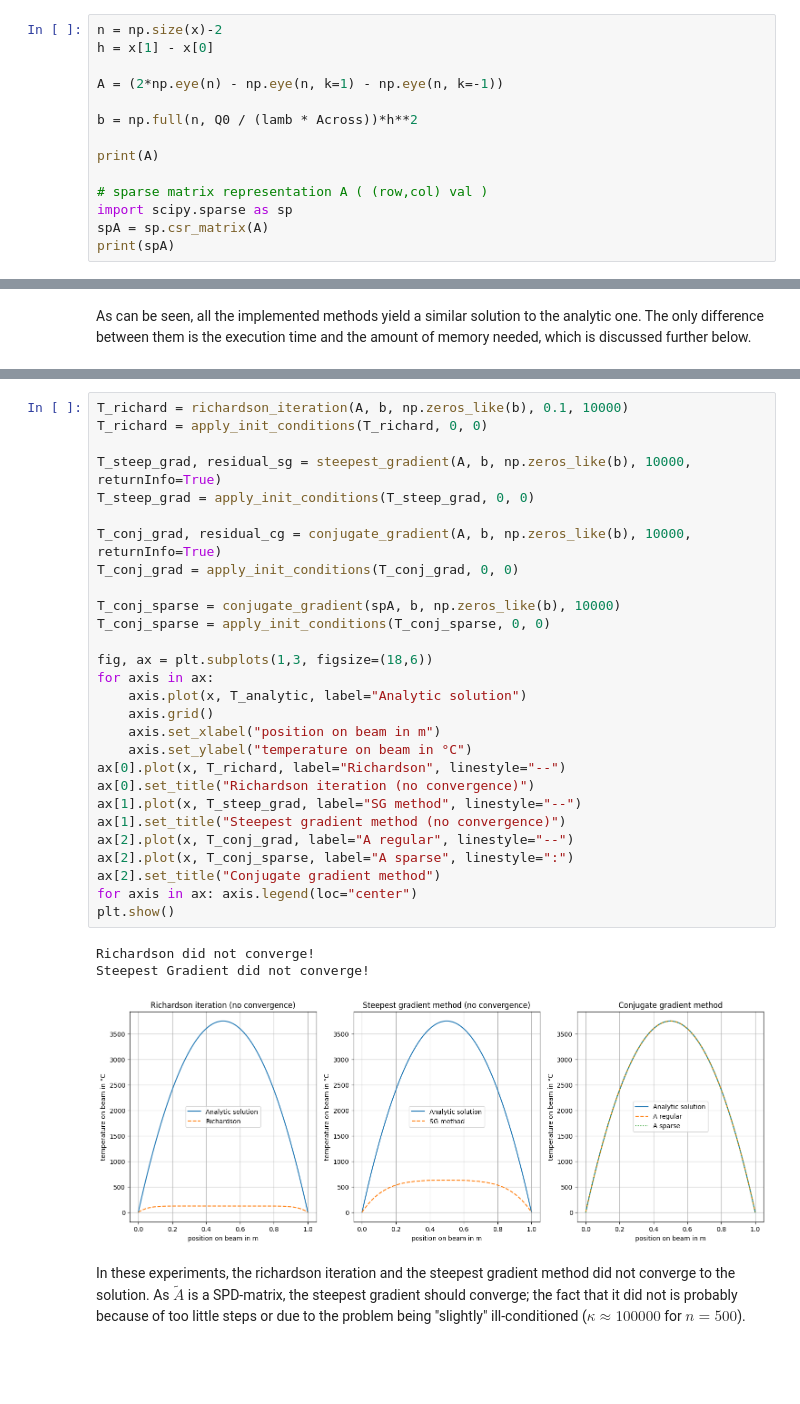
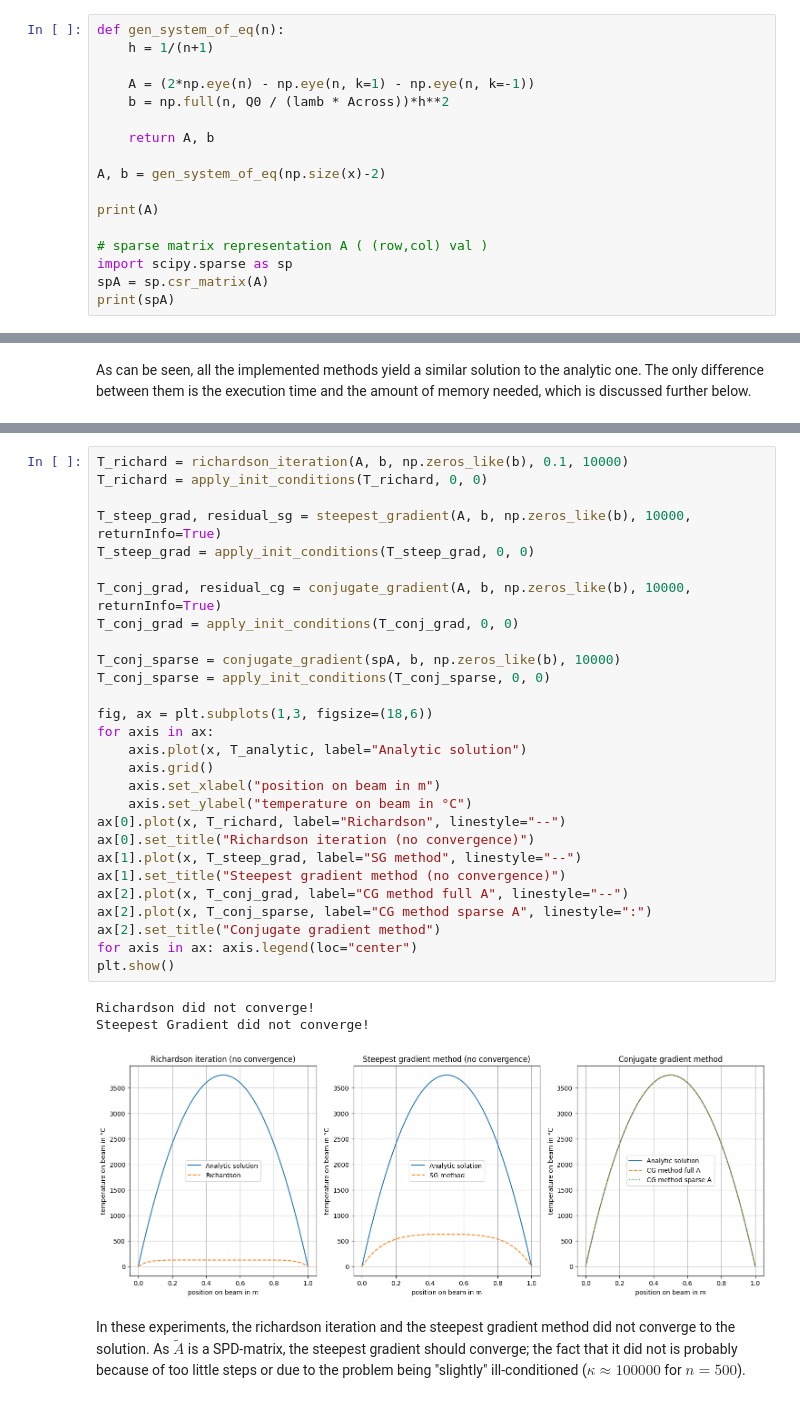
Before and after one commit to ajayhanssen/ThermalBar, a Jupyter notebook: thermalBar.ipynb, the cells around one changed output, grey strips where cells are left out. Cells and saved outputs as stored; diff of their text form; blank space fills up the shorter version.

```diff
--- a/thermalBar.ipynb
+++ b/thermalBar.ipynb
@@ -41,12 +41,15 @@ Text(0, 0.5, 'temperature on beam in °C')
 ### System of equations: finite difference method
 To make matrix A symmetric, the first and last element are left out (boundary conditions) and added after solving the rest.
 # %%
-n = np.size(x)-2
-h = x[1] - x[0]
+def gen_system_of_eq(n):
+    h = 1/(n+1)
 
-A = (2*np.eye(n) - np.eye(n, k=1) - np.eye(n, k=-1))
+    A = (2*np.eye(n) - np.eye(n, k=1) - np.eye(n, k=-1))
+    b = np.full(n, Q0 / (lamb * Across))*h**2
 
-b = np.full(n, Q0 / (lamb * Across))*h**2
+    return A, b
+
+A, b = gen_system_of_eq(np.size(x)-2)
 
 print(A)
 
@@ -383,34 +397,34 @@ Three types of iterative solvers have been implemented, the **Richardson iterati
 # %%
 T_richard = richardson_iteration(A, b, np.zeros_like(b), 0.1, 10000)
 T_richard = apply_init_conditions(T_richard, 0, 0)
 
 T_steep_grad, residual_sg = steepest_gradient(A, b, np.zeros_like(b), 10000, returnInfo=True)
 T_steep_grad = apply_init_conditions(T_steep_grad, 0, 0)
 
 T_conj_grad, residual_cg = conjugate_gradient(A, b, np.zeros_like(b), 10000, returnInfo=True)
 T_conj_grad = apply_init_conditions(T_conj_grad, 0, 0)
 
 T_conj_sparse = conjugate_gradient(spA, b, np.zeros_like(b), 10000)
 T_conj_sparse = apply_init_conditions(T_conj_sparse, 0, 0)
 
 fig, ax = plt.subplots(1,3, figsize=(18,6))
 for axis in ax:
     axis.plot(x, T_analytic, label="Analytic solution")
     axis.grid()
     axis.set_xlabel("position on beam in m")
     axis.set_ylabel("temperature on beam in °C")
 ax[0].plot(x, T_richard, label="Richardson", linestyle="--")
 ax[0].set_title("Richardson iteration (no convergence)")
 ax[1].plot(x, T_steep_grad, label="SG method", linestyle="--")
 ax[1].set_title("Steepest gradient method (no convergence)")
-ax[2].plot(x, T_conj_grad, label="A regular", linestyle="--")
-ax[2].plot(x, T_conj_sparse, label="A sparse", linestyle=":")
+ax[2].plot(x, T_conj_grad, label="CG method full A", linestyle="--")
+ax[2].plot(x, T_conj_sparse, label="CG method sparse A", linestyle=":")
 ax[2].set_title("Conjugate gradient method")
 for axis in ax: axis.legend(loc="center")
 plt.show()
 # %% [output]
 Richardson did not converge!
 Steepest Gradient did not converge!
-[figure, old version]
+[figure, new version]
 # %% [markdown]
 In these experiments, the richardson iteration and the steepest gradient method did not converge to the solution. As $\utilde{A}$ is a SPD-matrix, the steepest gradient should converge; the fact that it did not is probably because of too little steps or due to the problem being "slightly" ill-conditioned ($\kappa\approx 100000$ for $n=500$).
```
Also changed, not shown: parts of 10 cells of this notebook.
